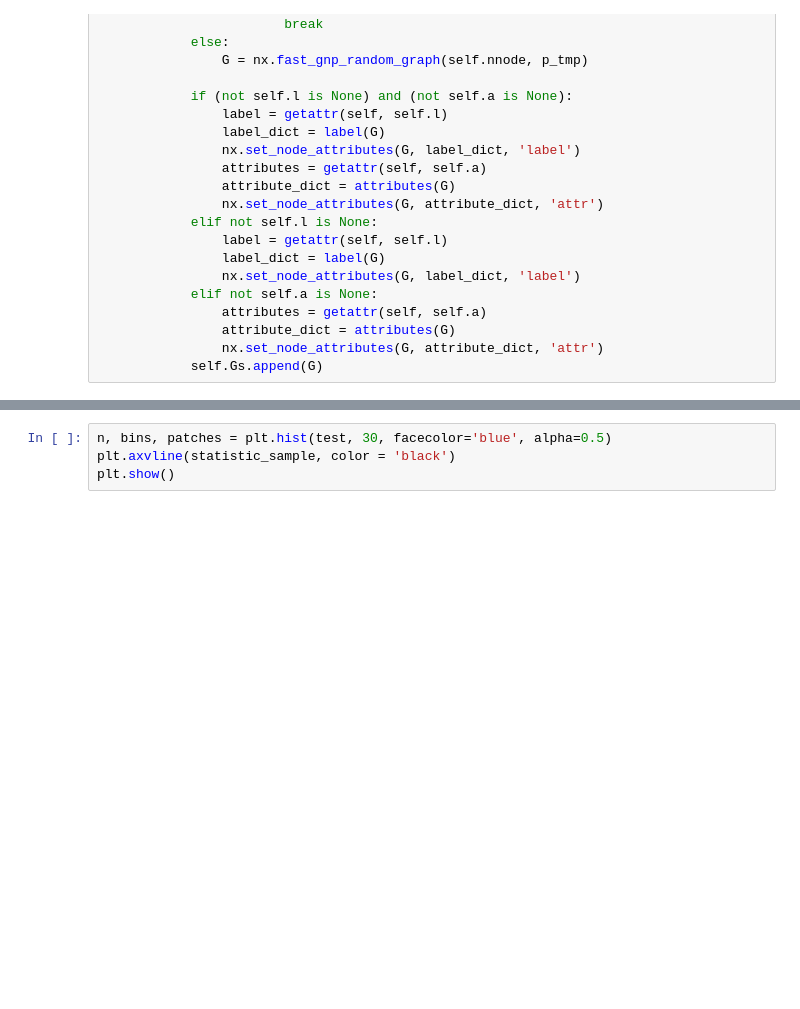
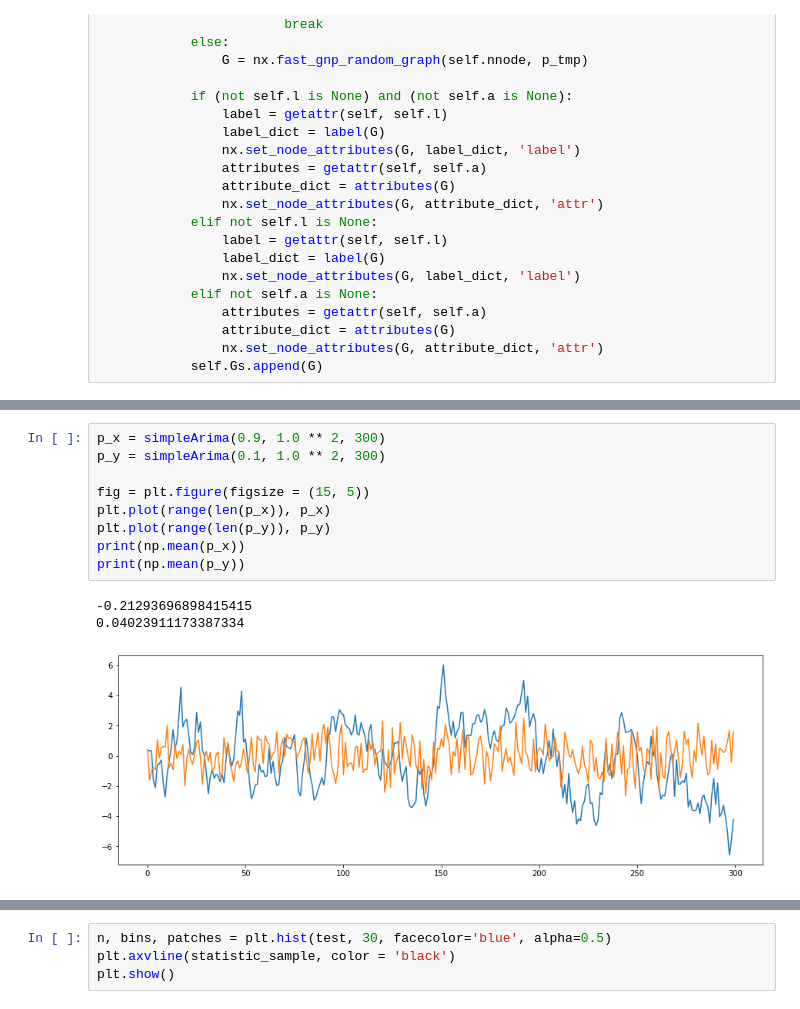
Before and after one commit to ragnarlevi/GTST, a Jupyter notebook: _Workbench/WildBootstrap.ipynb, the cells around one changed output, grey strips where cells are left out. Cells and saved outputs as stored; diff of their text form; blank space fills up the shorter version.

```diff
--- a/_Workbench/WildBootstrap.ipynb
+++ b/_Workbench/WildBootstrap.ipynb
@@ -259,0 +310,13 @@ KeyboardInterrupt:
+# %%
+p_x = simpleArima(0.9, 1.0 ** 2, 300)
+p_y = simpleArima(0.1, 1.0 ** 2, 300)
+
+fig = plt.figure(figsize = (15, 5))
+plt.plot(range(len(p_x)), p_x)
+plt.plot(range(len(p_y)), p_y)
+print(np.mean(p_x))
+print(np.mean(p_y))
+# %% [output]
+-0.21293696898415415
+0.04023911173387334
+[figure, added]
```
Also changed, not shown: parts of 10 cells of this notebook, 16 other files.
